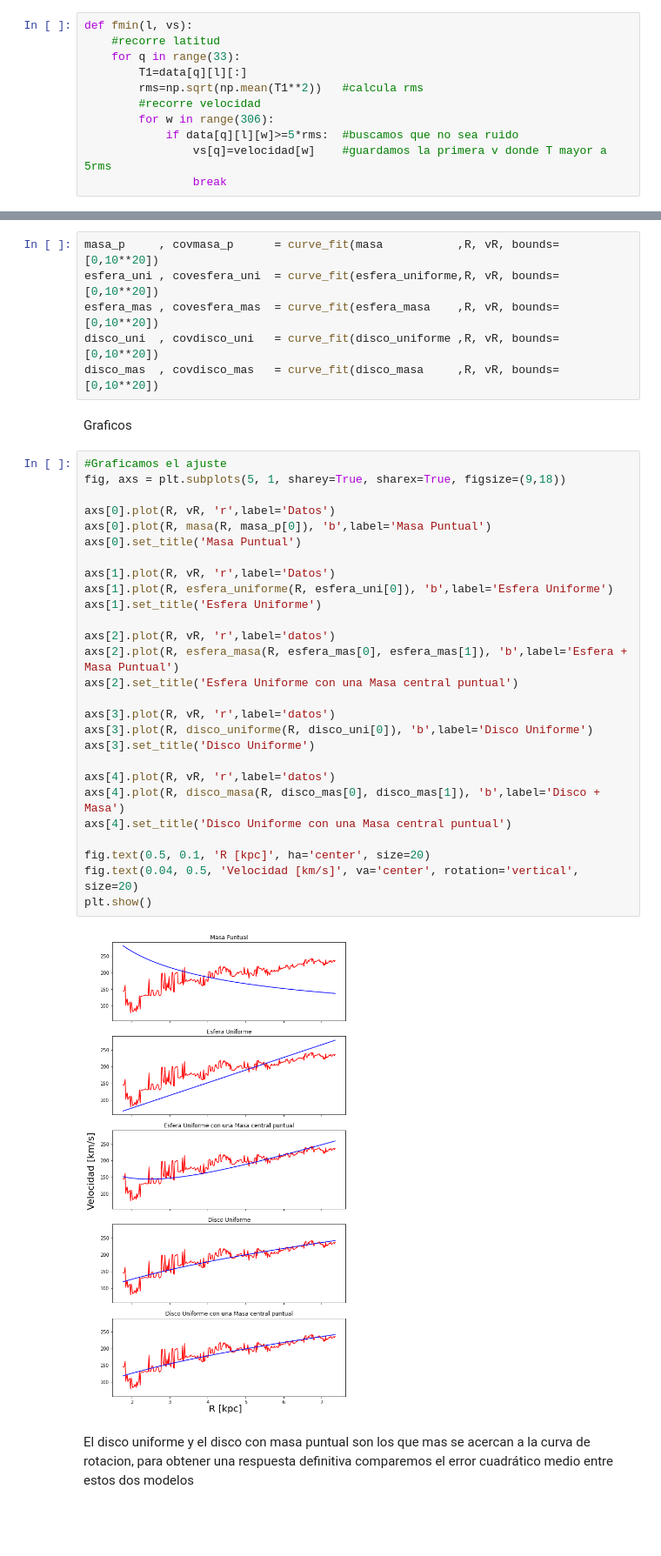
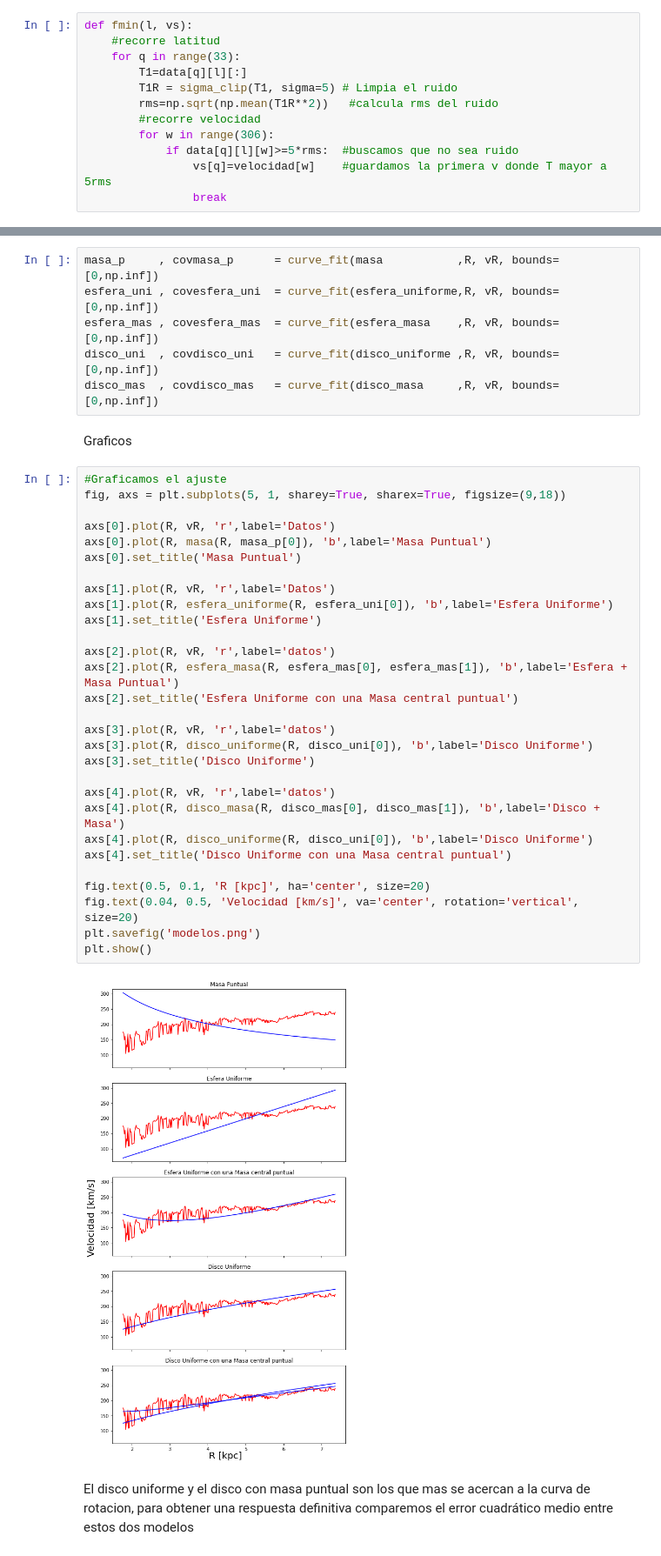
Before and after one commit to vecheto/astro_experimental, a Jupyter notebook: Tarea 2/codigo.ipynb, the cells around one changed output, grey strips where cells are left out. Shown at 87% size. Saved outputs shown, nothing was run; the diff lists cells and outputs as text; blank space fills up the shorter version.

```diff
--- a/Tarea 2/codigo.ipynb
+++ b/Tarea 2/codigo.ipynb
@@ -62,7 +55,8 @@ def fmin(l, vs):
     #recorre latitud
     for q in range(33):
         T1=data[q][l][:]
-        rms=np.sqrt(np.mean(T1**2))   #calcula rms
+        T1R = sigma_clip(T1, sigma=5) # Limpia el ruido
+        rms=np.sqrt(np.mean(T1R**2))   #calcula rms del ruido
         #recorre velocidad
         for w in range(306):
             if data[q][l][w]>=5*rms:  #buscamos que no sea ruido
@@ -187,42 +156,44 @@ def disco_masa(R, M0, s):
 # %% [markdown]
 Se realizan los ajustes correspondientes:
 # %%
-masa_p     , covmasa_p      = curve_fit(masa           ,R, vR, bounds=[0,10**20])
-esfera_uni , covesfera_uni  = curve_fit(esfera_uniforme,R, vR, bounds=[0,10**20])
-esfera_mas , covesfera_mas  = curve_fit(esfera_masa    ,R, vR, bounds=[0,10**20])
-disco_uni  , covdisco_uni   = curve_fit(disco_uniforme ,R, vR, bounds=[0,10**20])
-disco_mas  , covdisco_mas   = curve_fit(disco_masa     ,R, vR, bounds=[0,10**20])
+masa_p     , covmasa_p      = curve_fit(masa           ,R, vR, bounds=[0,np.inf])
+esfera_uni , covesfera_uni  = curve_fit(esfera_uniforme,R, vR, bounds=[0,np.inf])
+esfera_mas , covesfera_mas  = curve_fit(esfera_masa    ,R, vR, bounds=[0,np.inf])
+disco_uni  , covdisco_uni   = curve_fit(disco_uniforme ,R, vR, bounds=[0,np.inf])
+disco_mas  , covdisco_mas   = curve_fit(disco_masa     ,R, vR, bounds=[0,np.inf])
 # %% [markdown]
 Graficos
 # %%
 #Graficamos el ajuste
 fig, axs = plt.subplots(5, 1, sharey=True, sharex=True, figsize=(9,18))
 
 axs[0].plot(R, vR, 'r',label='Datos')
 axs[0].plot(R, masa(R, masa_p[0]), 'b',label='Masa Puntual')
 axs[0].set_title('Masa Puntual')
 
 axs[1].plot(R, vR, 'r',label='Datos')
 axs[1].plot(R, esfera_uniforme(R, esfera_uni[0]), 'b',label='Esfera Uniforme')
 axs[1].set_title('Esfera Uniforme')
 
 axs[2].plot(R, vR, 'r',label='datos')
 axs[2].plot(R, esfera_masa(R, esfera_mas[0], esfera_mas[1]), 'b',label='Esfera + Masa Puntual')
 axs[2].set_title('Esfera Uniforme con una Masa central puntual')
 
 axs[3].plot(R, vR, 'r',label='datos')
 axs[3].plot(R, disco_uniforme(R, disco_uni[0]), 'b',label='Disco Uniforme')
 axs[3].set_title('Disco Uniforme')
 
 axs[4].plot(R, vR, 'r',label='datos')
 axs[4].plot(R, disco_masa(R, disco_mas[0], disco_mas[1]), 'b',label='Disco + Masa')
+axs[4].plot(R, disco_uniforme(R, disco_uni[0]), 'b',label='Disco Uniforme')
 axs[4].set_title('Disco Uniforme con una Masa central puntual')
 
 fig.text(0.5, 0.1, 'R [kpc]', ha='center', size=20)
 fig.text(0.04, 0.5, 'Velocidad [km/s]', va='center', rotation='vertical', size=20)
+plt.savefig('modelos.png')
 plt.show()
 # %% [output]
-[figure, old version]
+[figure, new version]
 # %% [markdown]
 El disco uniforme y el disco con masa puntual son los que mas se acercan a la curva de rotacion, para obtener una respuesta definitiva comparemos el error cuadrático medio entre estos dos modelos
 # %%
```
Also changed, not shown: parts of 15 cells of this notebook, 12 other files.
